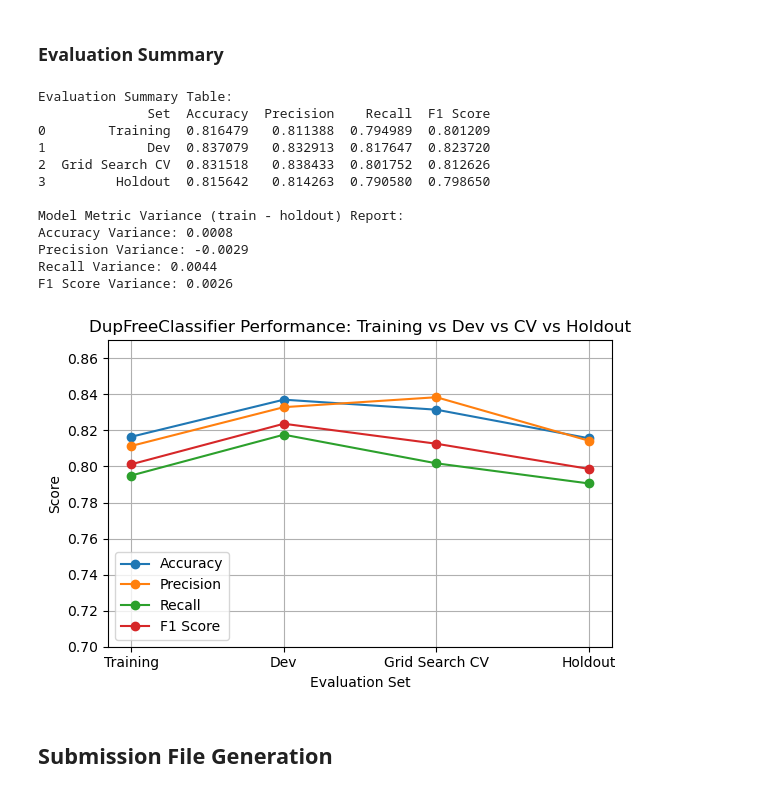
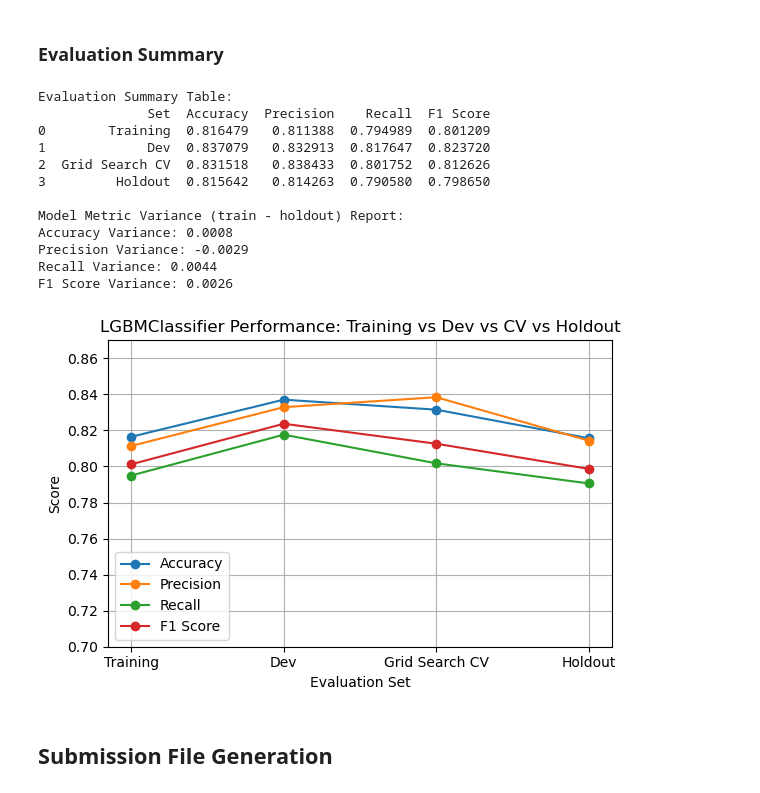
Before and after one commit to pt7481/titanic-ml-from-disaster, a Jupyter notebook: titanic_ml_from_disaster_abridged__paultongyoo.ipynb, the cells around one changed output. Cells and saved outputs as stored; diff of their text form; code cells hidden in the pictures.

```diff
--- a/titanic_ml_from_disaster_abridged__paultongyoo.ipynb
+++ b/titanic_ml_from_disaster_abridged__paultongyoo.ipynb
@@ -1484,10 +1484,10 @@ with mlflow.start_run():
     print(results_df['param_classifier'].unique())
 
     model_params = search.best_params_
-    print(f"\nBest Model Type: {pipeline.named_steps['classifier'].__class__.__name__}")
+    print(f"\nBest Model Type: {pipeline.named_steps['classifier'].estimator_.__class__.__name__}")
     print(f"\nBest Parameters: {model_params}")
     mlflow.log_params(model_params)
-    mlflow.log_param("model_type", pipeline.named_steps['classifier'].__class__.__class__.__name__)
+    mlflow.log_param("model_type", pipeline.named_steps['classifier'].estimator_.__class__.__name__)
     #num_fare_bins = pipeline.named_steps['preprocessor'].named_transformers_['fare_log_ohe'].named_steps['bins'].n_bins
     #mlflow.log_param("num_fare_bins", num_fare_bins)
 
@@ -1708,35 +1680,35 @@ def create_evaluation_summary_table_and_plot():
     print(f"F1 Score Variance: {(training_f1 - holdout_f1):.4f}")
     print()
 
     # Plotting
     plt.figure(figsize=(6, 4))
     for metric in ['Accuracy', 'Precision', 'Recall', 'F1 Score']:
         plt.plot(summary_df['Set'], summary_df[metric], marker='o', label=metric)
 
-    plt.title(f'{pipeline.named_steps['classifier'].__class__.__name__} Performance: Training vs Dev vs CV vs Holdout')
+    plt.title(f'{pipeline.named_steps['classifier'].estimator_.__class__.__name__} Performance: Training vs Dev vs CV vs Holdout')
     plt.ylabel('Score')
     plt.xlabel('Evaluation Set')
     plt.ylim(0.7, 0.87)
     plt.grid(True)
     plt.legend()
     plt.tight_layout()
     plt.show()
 
 create_evaluation_summary_table_and_plot()
 # %% [output]
 Evaluation Summary Table:
               Set  Accuracy  Precision    Recall  F1 Score
 0        Training  0.816479   0.811388  0.794989  0.801209
 1             Dev  0.837079   0.832913  0.817647  0.823720
 2  Grid Search CV  0.831518   0.838433  0.801752  0.812626
 3         Holdout  0.815642   0.814263  0.790580  0.798650
 
 Model Metric Variance (train - holdout) Report:
 Accuracy Variance: 0.0008
 Precision Variance: -0.0029
 Recall Variance: 0.0044
 F1 Score Variance: 0.0026
-[figure, old version]
+[figure, new version]
 # %% [markdown]
 ## Submission File Generation
 # %%
```
Also changed, not shown: parts of 1 cell of this notebook.
